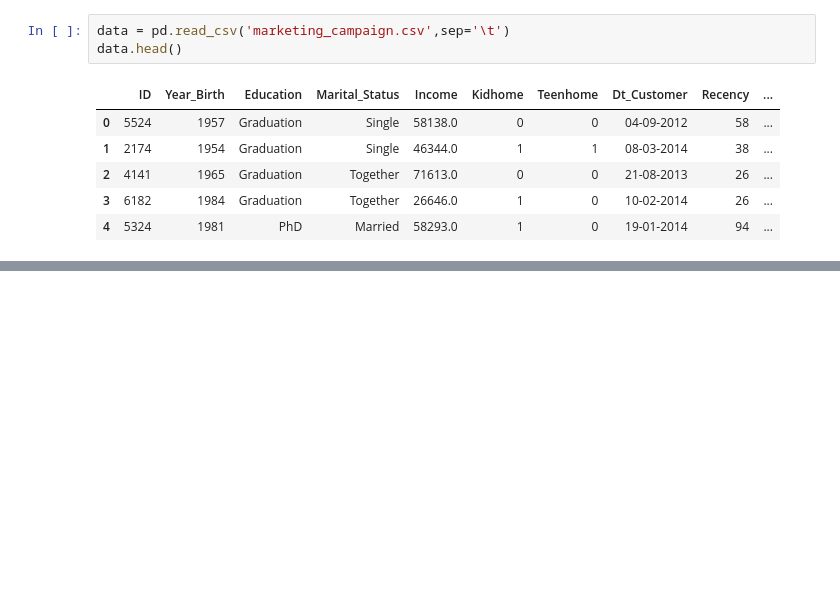
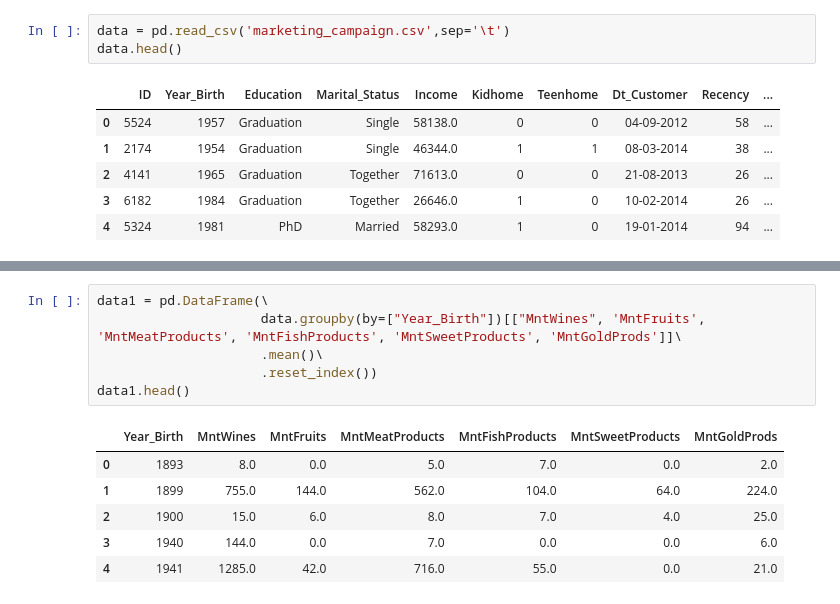
Before and after one commit to mkhadikn/Data-Analysis-and-Science, a Jupyter notebook: Company's_Ideal_Customers(Marketing_Strategy).ipynb, the cells around one changed output, grey strips where cells are left out. Cells and saved outputs as stored; diff of their text form; blank space fills up the shorter version.

```diff
--- a/Company's_Ideal_Customers(Marketing_Strategy).ipynb
+++ b/Company's_Ideal_Customers(Marketing_Strategy).ipynb
@@ -82,0 +115,13 @@ data.head()
+# %%
+data1 = pd.DataFrame(\
+                     data.groupby(by=["Year_Birth"])[["MntWines", 'MntFruits', 'MntMeatProducts', 'MntFishProducts', 'MntSweetProducts', 'MntGoldProds']]\
+                     .mean()\
+                     .reset_index())
+data1.head()
+# %% [output]
+|  | Year_Birth | MntWines | MntFruits | MntMeatProducts | MntFishProducts | MntSweetProducts | MntGoldProds |
+| 0 | 1893 | 8.0 | 0.0 | 5.0 | 7.0 | 0.0 | 2.0 |
+| 1 | 1899 | 755.0 | 144.0 | 562.0 | 104.0 | 64.0 | 224.0 |
+| 2 | 1900 | 15.0 | 6.0 | 8.0 | 7.0 | 4.0 | 25.0 |
+| 3 | 1940 | 144.0 | 0.0 | 7.0 | 0.0 | 0.0 | 6.0 |
+| 4 | 1941 | 1285.0 | 42.0 | 716.0 | 55.0 | 0.0 | 21.0 |
```
Also changed, not shown: parts of 9 cells of this notebook.
